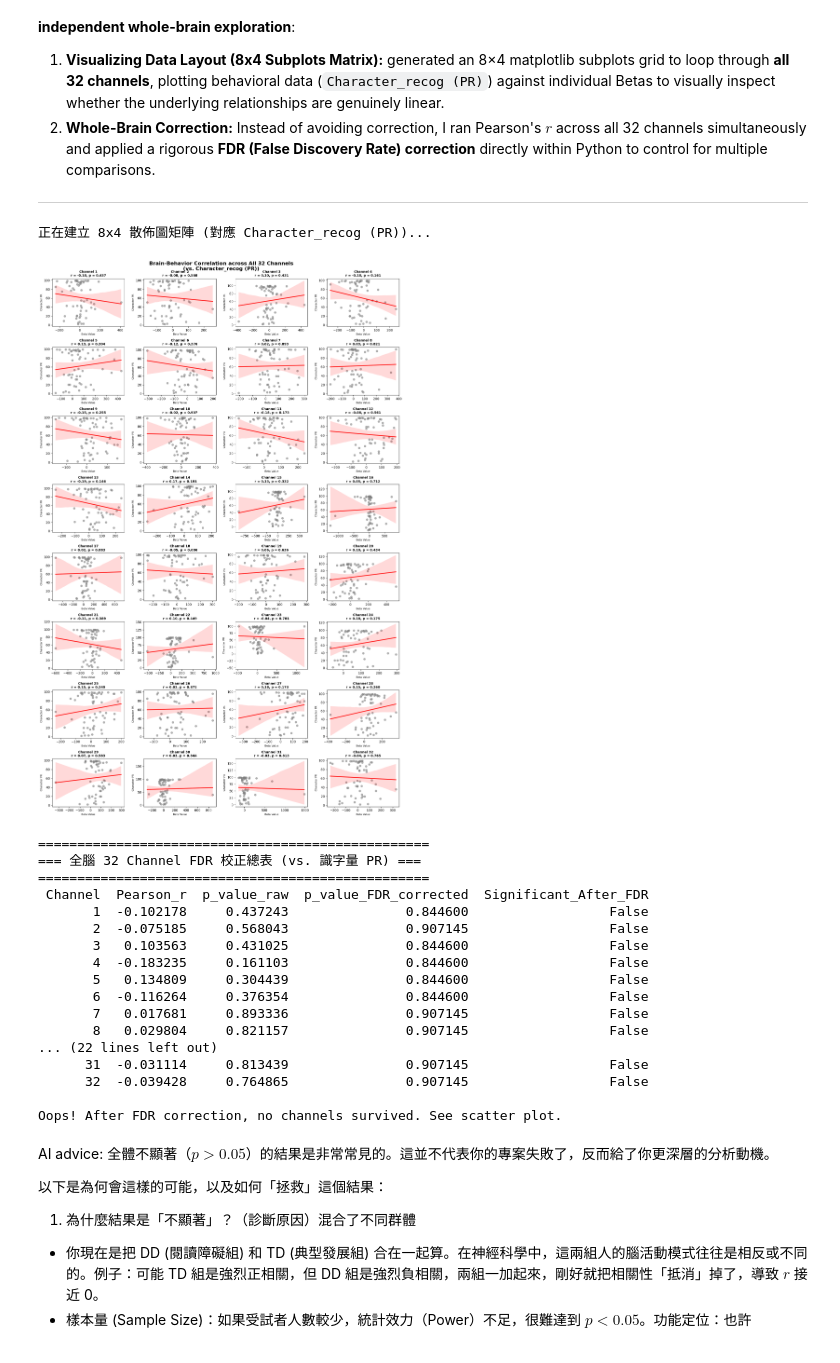
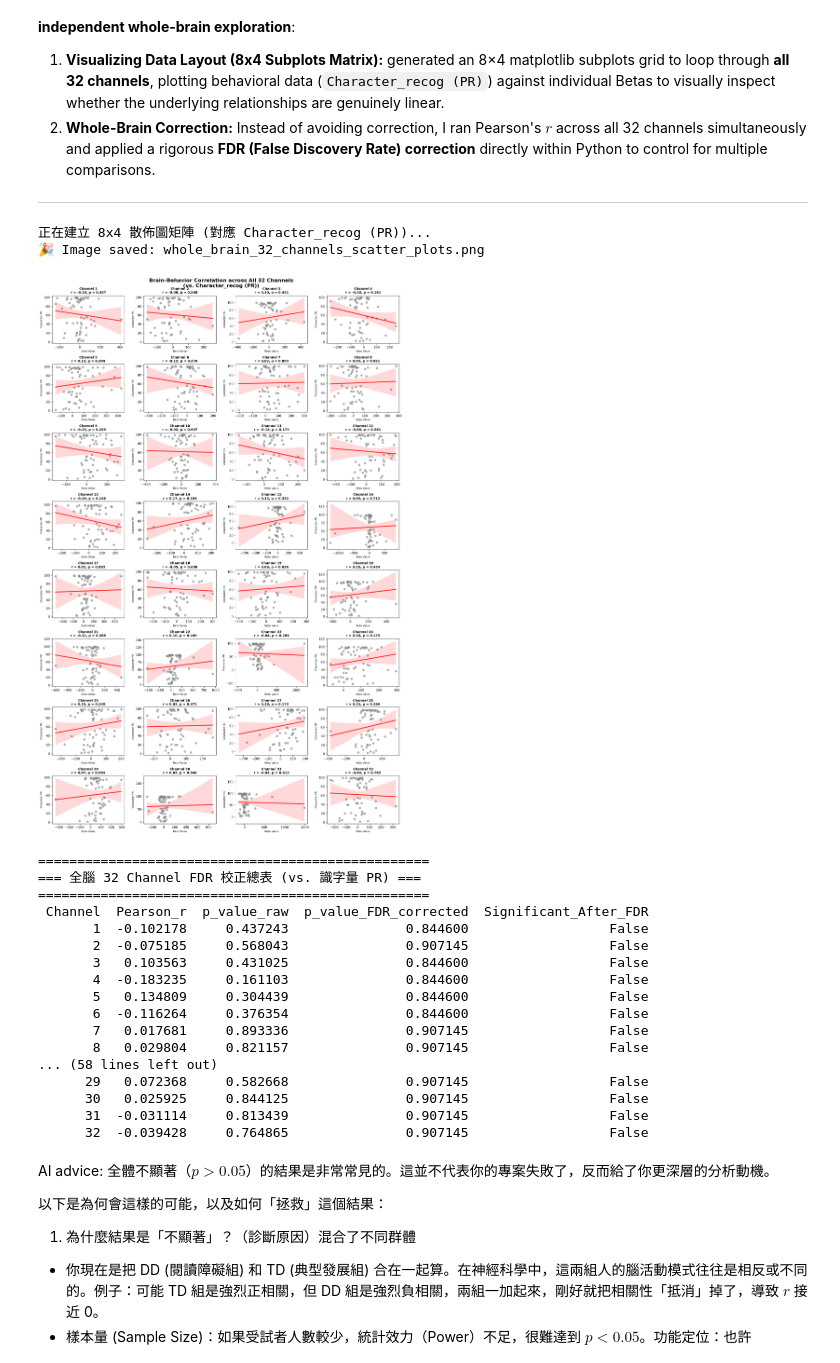
Before and after one commit to JillFang1030/BrainHack_Final_Project, a Jupyter notebook: brainhack_final_project.ipynb, the cells around one changed output. Cells and saved outputs as stored; diff of their text form; code cells hidden in the pictures.

```diff
--- a/brainhack_final_project.ipynb
+++ b/brainhack_final_project.ipynb
@@ -316,7 +316,7 @@ print("正在建立 8x4 散佈圖矩陣 (對應 Character_recog (PR))...")
 
 # Plotting with loop
 for i, ch in enumerate(channels):
-    # 清除缺失值，確保統計不報錯
+    # 清除缺失值
     valid_data = final_df_32[['ID', ch, 'Character_recog (PR)']].dropna()
 
     x = valid_data[ch].values
@@ -344,35 +344,48 @@ for i, ch in enumerate(channels):
 # 調整畫布排版
 plt.tight_layout()
 plt.suptitle('Brain-Behavior Correlation across All 32 Channels\n(vs. Character_recog (PR))',
              y=1.01, fontsize=16, fontweight='bold')
+
+# 新增存檔指令：把 32 張大圖存成高解析度的 PNG 圖檔
+# dpi=300 可以確保圖片放大放進 PPT 或 Word 時絕對不會模糊！
+plt.savefig('whole_brain_32_channels_scatter_plots.png', dpi=300, bbox_inches='tight')
+print("🎉 Image saved: whole_brain_32_channels_scatter_plots.png")
+
 plt.show()
-
 # 3. 統計校正：對 32 個 p 值進行 FDR 校正
 p_values_clean = [0.999 if np.isnan(v) else v for v in p_values_character]
 reject, p_corrected, _, _ = smm.multipletests(p_values_clean, alpha=0.05, method='fdr_bh')
 
 # 製作成表格
 results_df = pd.DataFrame({
     'Channel': channels,
     'Pearson_r': r_values_character,
     'p_value_raw': p_values_character,
     'p_value_FDR_corrected': p_corrected,
     'Significant_After_FDR': reject
 })
 
 print("\n" + "="*50)
 print("=== 全腦 32 Channel FDR 校正總表 (vs. 識字量 PR) ===")
 print("="*50)
 print(results_df.to_string(index=False))
 
 sig_channels = results_df[results_df['Significant_After_FDR'] == True]['Channel'].tolist()
 if len(sig_channels) > 0:
     print(f"\n🎉 Great! After FDR correction, the significant channels are: {sig_channels}")
 else:
     print(f"\nOops! After FDR correction, no channels survived. See scatter plot.")
+
+# 把 FDR 校正總表存成 Excel 檔
+results_df.to_excel('whole_brain_fdr_correction_results.xlsx', index=False)
+print("🎉 【表格已自動存檔】：whole_brain_fdr_correction_results.xlsx")
+
+print("\n=== 全腦 32 Channel FDR 校正總表 ===")
+print(results_df.to_string(index=False))
 # %% [output]
 正在建立 8x4 散佈圖矩陣 (對應 Character_recog (PR))...
+🎉 Image saved: whole_brain_32_channels_scatter_plots.png
-[figure, old version]
+[figure, new version]
 ==================================================
 === 全腦 32 Channel FDR 校正總表 (vs. 識字量 PR) ===
 ==================================================
@@ -385,11 +398,11 @@ else:
        6  -0.116264     0.376354               0.844600                  False
        7   0.017681     0.893336               0.907145                  False
        8   0.029804     0.821157               0.907145                  False
-... (22 lines left out)
+... (58 lines left out)
+      29   0.072368     0.582668               0.907145                  False
+      30   0.025925     0.844125               0.907145                  False
       31  -0.031114     0.813439               0.907145                  False
       32  -0.039428     0.764865               0.907145                  False
-
-Oops! After FDR correction, no channels survived. See scatter plot.
 # %% [markdown]
 AI advice: 全體不顯著（$p > 0.05$）的結果是非常常見的。這並不代表你的專案失敗了，反而給了你更深層的分析動機。
 
```
